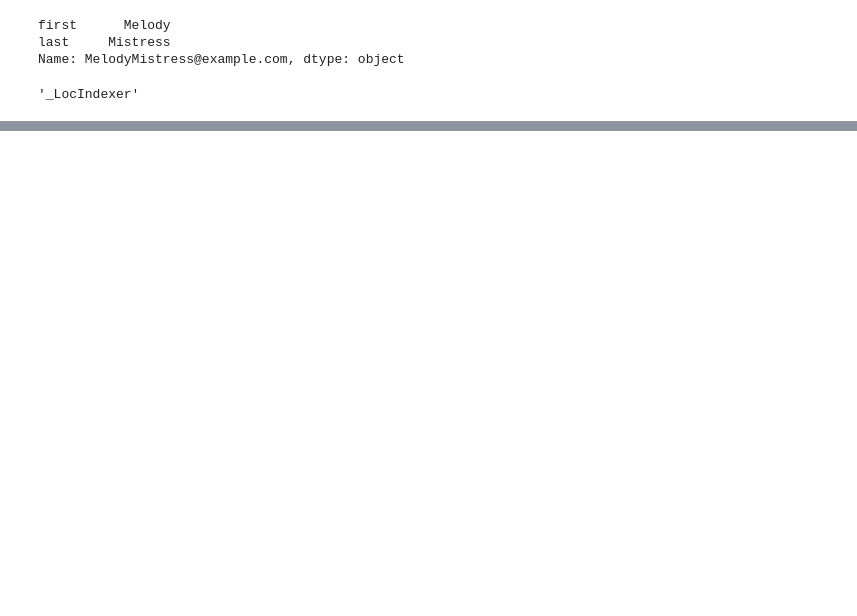
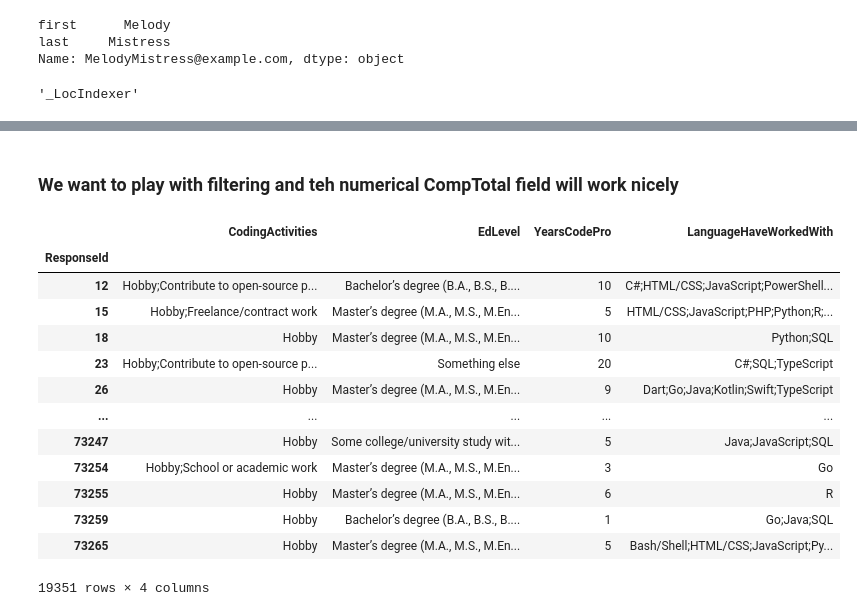
Before and after one commit to ks982579/python_pandas_practice, a Jupyter notebook: stackOverflow_2022/practice.ipynb, the cells around one changed output, grey strips where cells are left out. Saved outputs shown, nothing was run; the diff lists cells and outputs as text; code cells hidden in the pictures; blank space fills up the shorter version.

Commit message:
Progressed through tutorial, updating PythonPandas.md tutorial

```diff
--- a/stackOverflow_2022/practice.ipynb
+++ b/stackOverflow_2022/practice.ipynb
@@ -280,0 +346,20 @@ type(simple_df.loc).__name__
+# %% [markdown]
+### We want to play with filtering and teh numerical **CompTotal** field will work nicely
+# %%
+high_salary = (df["CompTotal"] > 75000)
+df.loc[high_salary, ["CodingActivities", "EdLevel", "YearsCodePro", "LanguageHaveWorkedWith"]]
+# %% [output]
+|  | CodingActivities | EdLevel | YearsCodePro | LanguageHaveWorkedWith |
+| ResponseId |  |  |  |  |
+| 12 | Hobby;Contribute to open-source p... | Bachelor’s degree (B.A., B.S., B.... | 10 | C#;HTML/CSS;JavaScript;PowerShell... |
+| 15 | Hobby;Freelance/contract work | Master’s degree (M.A., M.S., M.En... | 5 | HTML/CSS;JavaScript;PHP;Python;R;... |
+| 18 | Hobby | Master’s degree (M.A., M.S., M.En... | 10 | Python;SQL |
+| 23 | Hobby;Contribute to open-source p... | Something else | 20 | C#;SQL;TypeScript |
+| 26 | Hobby | Master’s degree (M.A., M.S., M.En... | 9 | Dart;Go;Java;Kotlin;Swift;TypeScript |
+| ... | ... | ... | ... | ... |
+| 73247 | Hobby | Some college/university study wit... | 5 | Java;JavaScript;SQL |
+| 73254 | Hobby;School or academic work | Master’s degree (M.A., M.S., M.En... | 3 | Go |
+| 73255 | Hobby | Master’s degree (M.A., M.S., M.En... | 6 | R |
+| 73259 | Hobby | Bachelor’s degree (B.A., B.S., B.... | 1 | Go;Java;SQL |
+| 73265 | Hobby | Master’s degree (M.A., M.S., M.En... | 5 | Bash/Shell;HTML/CSS;JavaScript;Py... |
+19351 rows × 4 columns
```
Also changed, not shown: parts of 35 cells of this notebook, 1 other file.
